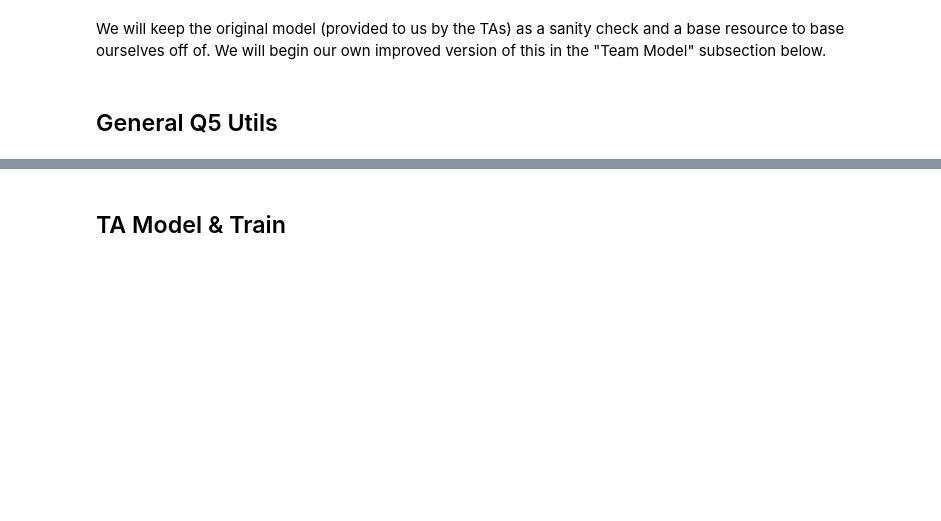
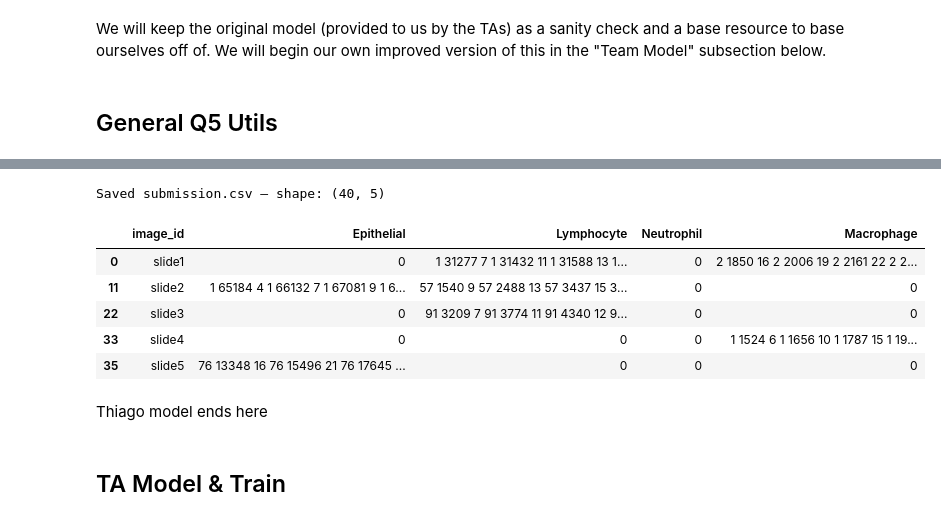
Before and after one commit to thiagoviegas06/cell_identification, a Jupyter notebook: Project2.ipynb, the cells around one changed output, grey strips where cells are left out. Cells and saved outputs as stored; diff of their text form; code cells hidden in the pictures; blank space fills up the shorter version.

Commit message:
mask rcnn model

```diff
--- a/Project2.ipynb
+++ b/Project2.ipynb
@@ -294,0 +310,4 @@ class CellDataset(Dataset):
+# %%
+def collate_fn(batch):
+    images, targets = zip(*batch)
+    return list(images), list(targets)
@@ -294,0 +326,4 @@ class CellDataset(Dataset):
+# %%
+NUM_CLASSES = len(CLASSES) + 1  # +1 for background
+model = get_maskrcnn_model(NUM_CLASSES)
+model.to(DEVICE)
@@ -294,0 +364,12 @@ class CellDataset(Dataset):
+# %%
+dataset = CellMaskDataset(TRAIN_DIR, classes=CLASSES)
+train_loader = DataLoader(dataset, batch_size=2, shuffle=True, num_workers=0, collate_fn=collate_fn)
+
+model = get_maskrcnn_model(NUM_CLASSES).to(DEVICE)
+params = [p for p in model.parameters() if p.requires_grad]
+optimizer = torch.optim.SGD(params, lr=0.005, momentum=0.9, weight_decay=0.0005)
+
+NUM_EPOCHS = 30
+for epoch in range(NUM_EPOCHS):
+    train_one_epoch(model, optimizer, train_loader, DEVICE, epoch)
+    torch.save(model.state_dict(), f"maskrcnn_epoch_{epoch+1}.pth")
@@ -294,0 +530,8 @@ class CellDataset(Dataset):
+# %%
+# Recreate model architecture and load checkpoint
+NUM_CLASSES = len(CLASSES) + 1
+model = get_maskrcnn_model(NUM_CLASSES)  # use the same function you used for training
+checkpoint_path = "maskrcnn_epoch_10.pth"    # change to your saved .pth
+model.load_state_dict(torch.load(checkpoint_path, map_location=DEVICE))
+model.to(DEVICE)
+model.eval()
@@ -295,3 +556,25 @@ class CellDataset(Dataset):
+# %%
+submission_df = predict_maskrcnn_test_set(model, TEST_DIR, DEVICE,
+                                         score_thresh=0.5, mask_thresh=0.5,
+                                         resize_to=None)  # or resize_to=IMG_SIZE if you trained on resized input
+
+# (optional) sort by slide number like you did previously:
+submission_df['slide_num'] = submission_df['image_id'].str.extract(r'(\d+)$').astype(int)
+submission_df = submission_df.sort_values('slide_num').drop(columns=['slide_num'])
+
+submission_df.to_csv('submission.csv', index=False)
+print("Saved submission.csv — shape:", submission_df.shape)
+submission_df.head()
+# %% [output]
+Saved submission.csv — shape: (40, 5)
+|  | image_id | Epithelial | Lymphocyte | Neutrophil | Macrophage |
+| 0 | slide1 | 0 | 1 31277 7 1 31432 11 1 31588 13 1... | 0 | 2 1850 16 2 2006 19 2 2161 22 2 2... |
+| 11 | slide2 | 1 65184 4 1 66132 7 1 67081 9 1 6... | 57 1540 9 57 2488 13 57 3437 15 3... | 0 | 0 |
+| 22 | slide3 | 0 | 91 3209 7 91 3774 11 91 4340 12 9... | 0 | 0 |
+| 33 | slide4 | 0 | 0 | 0 | 1 1524 6 1 1656 10 1 1787 15 1 19... |
+| 35 | slide5 | 76 13348 16 76 15496 21 76 17645 ... | 0 | 0 | 0 |
+# %% [markdown]
+Thiago model ends here
 # %%
 def dice_loss(pred, target, smooth=1e-5):
     pred = pred.contiguous()
```
Also changed, not shown: parts of 22 cells of this notebook.
